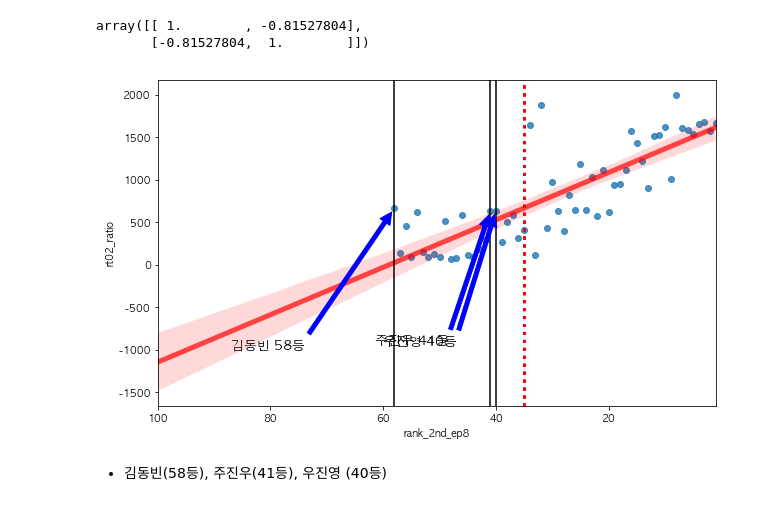
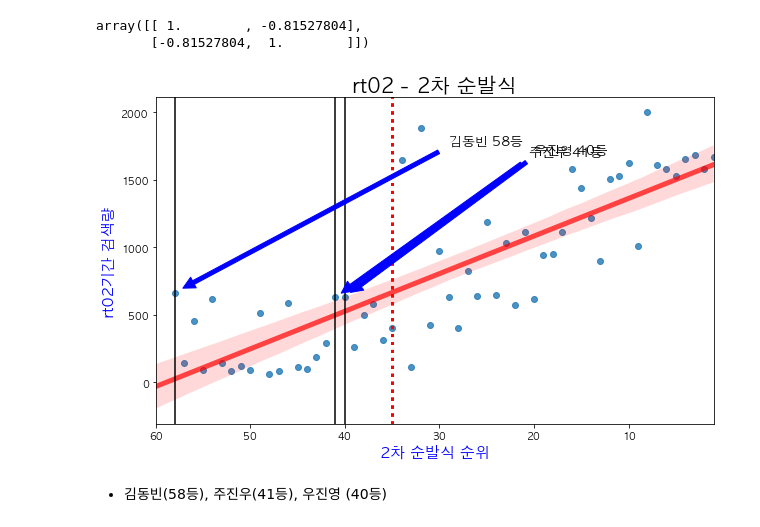
Before and after one commit to Juuhyung0421/pd101, a Jupyter notebook: pd101_corrcoef.ipynb, the cells around one changed output. Cells and saved outputs as stored; diff of their text form; code cells hidden in the pictures.

```diff
--- a/pd101_corrcoef.ipynb
+++ b/pd101_corrcoef.ipynb
@@ -75,11 +75,14 @@ vline = [vertical_range.index[0],
          vertical_range.index[2]]
 # %%
 plt.figure(figsize=(10,6))
+
+
 
 x = np.arange(1, 100, 20)
 plt.xlim(100, 1)
 
 sns.regplot(x = s1['rank_1st_ep5'] , y = s1['rt01_ratio'], line_kws = {"color":"r","alpha":0.7,"lw":5})
+
 
 
 for each in vline:
@@ -90,10 +93,16 @@ for each in vline:
 
     plt.axvline(x=s1['rank_1st_ep5'][each], color='black') # ratio 상위 3명 관련 axvline
     plt.annotate(total, xy=(s1['rank_1st_ep5'][each], s1['rt01_ratio'][each]),
-                 xytext=(s1['rank_1st_ep5'][each]-10, s1['rt01_ratio'][each]+500), size=13,
+                 xytext=(s1['rank_1st_ep5'][each]+20, s1['rt01_ratio'][each]+500), size=13,
                  arrowprops=dict(color='blue', shrink=0.03))
 
     plt.axvline(x = 61, color = 'red', linestyle=':', linewidth= 3) # 1차 순발식 생존 등수
 
+plt.title('rt01 - 1차 순발식', fontsize = 20, fontweight = 'bold')
+plt.xlabel('1차 순발식 순위', fontsize = 15, color = 'b')
+plt.ylabel('rt01기간 검색량', fontsize = 15, color = 'b')
+
+# plt.savefig('s1_rt01')
+
 plt.show()
 # %% [output]
@@ -202,7 +219,7 @@ vline = [vertical_range.index[0],
 plt.figure(figsize=(10,6))
 
 x = np.arange(1, 100, 20)
-plt.xlim(100, 1)
+plt.xlim(60, 1)
 
 sns.regplot(x = s1['rank_2nd_ep8'] , y = s1['rt02_ratio'], line_kws = {"color":"r","alpha":0.7,"lw":5})
 
@@ -215,10 +232,16 @@ for each in vline:
 
     plt.axvline(x=s1['rank_2nd_ep8'][each], color='black') # ratio 상위 3명 관련 axvline
     plt.annotate(total, xy=(s1['rank_2nd_ep8'][each], s1['rt02_ratio'][each]),
-                 xytext=(s1['rank_2nd_ep8'][each]*(1.3)-45, s1['rt02_ratio'][each]*(4.8)-5000), size=13,
+                 xytext=(s1['rank_2nd_ep8'][each]*1.9-80, s1['rt02_ratio'][each]*1.9-700), size=13,
                  arrowprops=dict(color='blue', shrink=0.03))
 
     plt.axvline(x = 35, color = 'red', linestyle=':', linewidth= 3) # 2차 순발식 생존 등수
 
+plt.title('rt02 - 2차 순발식', fontsize = 20, fontweight = 'bold')
+plt.xlabel('2차 순발식 순위', fontsize = 15, color = 'b')
+plt.ylabel('rt02기간 검색량', fontsize = 15, color = 'b')
+
+plt.savefig('s1_rt02')
+
 plt.show()
 # %% [output]
@@ -261,28 +284,36 @@ vline = [vertical_range.index[0],
 # %%
 plt.figure(figsize=(10,6))
 
 x = np.arange(1, 100, 20)
-plt.xlim(100, 1)
+plt.xlim(60, 1)
 
 sns.regplot(x = s2['rank_2nd_ep8'] , y = s2['rt02_ratio'], line_kws = {"color":"r","alpha":0.7,"lw":5})
 
 
 for each in vline:
     name = s2['name'][each]
     rank = str(int(s2['rank_2nd_ep8'][each]))
     suffix = '등'
     total = name + ' ' + rank + suffix
 
     plt.axvline(x=s2['rank_2nd_ep8'][each], color='black') # ratio 상위 3명 관련 axvline
     plt.annotate(total, xy=(s2['rank_2nd_ep8'][each], s2['rt02_ratio'][each]),
-                 xytext=(s2['rank_2nd_ep8'][each]*(1.5), s2['rt02_ratio'][each]*(-1.5)), size=13,
+                 xytext=(s2['rank_2nd_ep8'][each]*(0.5), s2['rt02_ratio'][each]*(2.5)+100), size=13,
                  arrowprops=dict(color='blue', shrink=0.03))
 
     plt.axvline(x = 35, color = 'red', linestyle=':', linewidth= 3) # 2차 순발식 생존 등수
 
+plt.title('rt02 - 2차 순발식', fontsize = 20, fontweight = 'bold')
+plt.xlabel('2차 순발식 순위', fontsize = 15, color = 'b')
+plt.ylabel('rt02기간 검색량', fontsize = 15, color = 'b')
+
+plt.savefig('s2_rt02')
+
+
+
 plt.show()
 # %% [output]
-[figure, old version]
+[figure, new version]
 # %% [markdown]
 - 김동빈(58등), 주진우(41등), 우진영 (40등)
 # %%
```
Also changed, not shown: parts of 8 cells of this notebook.
